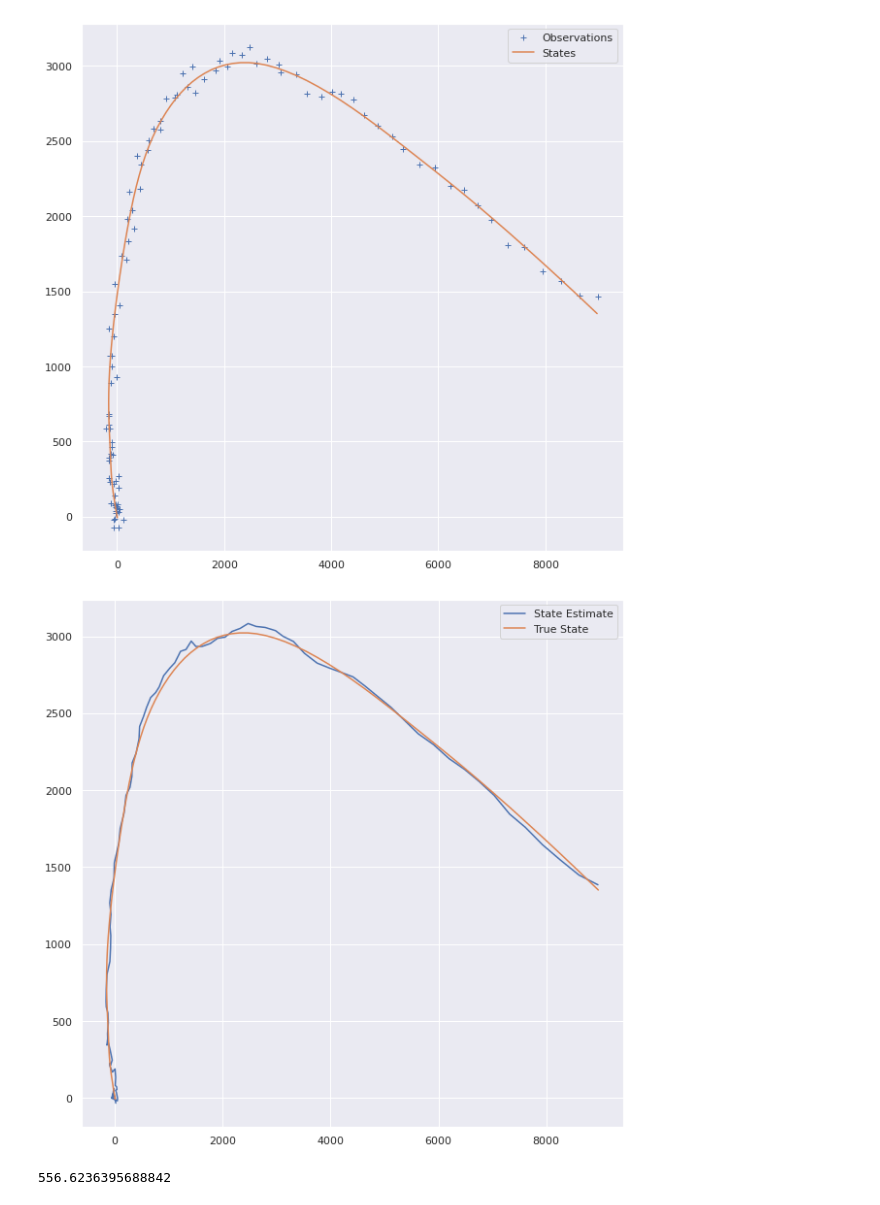
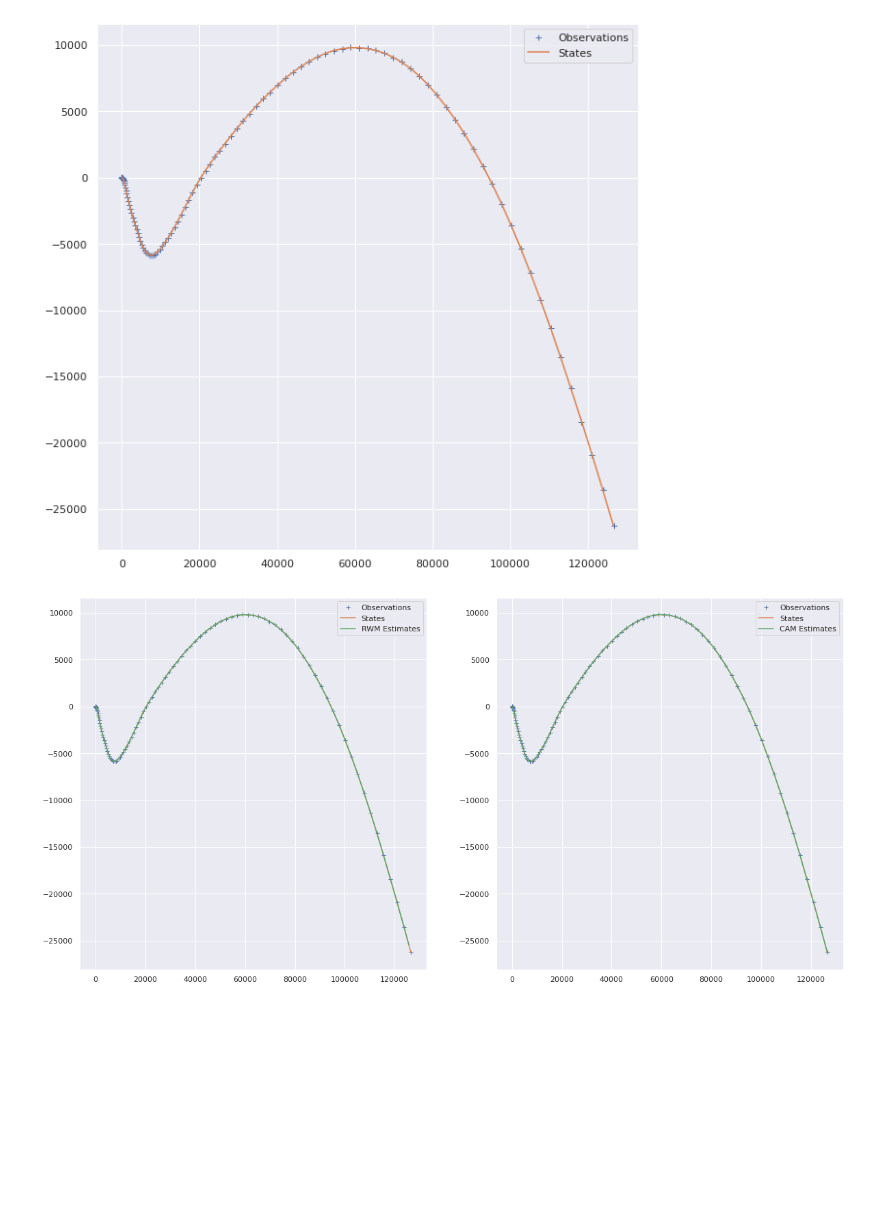
Before and after one commit to maiquang/maithanh-thesis-src, a Jupyter notebook: maithanh_kf3.ipynb, the cells around one changed output. Cells and saved outputs as stored; diff of their text form; code cells hidden in the pictures; blank space fills up the shorter version.

```diff
--- a/maithanh_kf3.ipynb
+++ b/maithanh_kf3.ipynb
@@ -15,11 +19,12 @@ sns.set()
 # %%
 ndat = 100
-q = 0.5
-r = 50
-init_state = np.array([0, 0, 1, -1, -0.1, 0.1])
+q = 100
+r = 20
+c_rwm = 10  # RWM Process Noise Multiplicative constant
+init_state = np.array([0, 0, 1e-2, -1e-2, -1e-4, 1e-4])
 
 cam = CAModel(q, r)
-traj = Trajectory(cam, ndat, init_state, random_seed=564)
+traj = Trajectory(cam, ndat, init_state)
 # %%
 # Plot trajectory
 plt.figure(figsize=(10, 10))
@@ -29,29 +34,37 @@ plt.plot(traj.X[:, 0], traj.X[:, 1], label="States")
 plt.legend()
 plt.show()
 # %% [output]
-[figure, old version]
+[figure, new version]
+# %%
+rwm = RWModel(c_rwm*q, r)
+kf_rwm = KalmanFilter(rwm)
+
+kf_cam = KalmanFilter(cam)
 # %%
-kf_cam = KalmanFilter(cam)
+for yt in traj.observations:
+    kf_rwm.predict()
+    kf_rwm.update(yt, log=True)
 
-for y in traj.observations:
     kf_cam.predict()
-    kf_cam.update(y)
+    kf_cam.update(yt, log=True)
 
-
+hist_rwm = kf_rwm.history
 hist_cam = kf_cam.history
 # %%
-# Plot trajectory
-plt.figure(figsize=(10, 10))
-# plt.axis("equal")
-# plt.plot(traj.Y[:, 0], traj.Y[:, 1], "+", label="Observations")
-plt.plot(hist_cam[:, 0], hist_cam[:, 1], label="State Estimate")
-plt.plot(traj.X[:, 0], traj.X[:, 1], label="True State")
+plt.figure(figsize=(20, 10))
 
+plt.subplot(1, 2, 1)
+plt.plot(traj.Y[:, 0], traj.Y[:, 1], "+", label="Observations")
+plt.plot(traj.X[:, 0], traj.X[:, 1], label="States")
+plt.plot(hist_rwm[:, 0], hist_rwm[:, 1], label="RWM Estimates")
 plt.legend()
+
+plt.subplot(1, 2, 2)
+plt.plot(traj.Y[:, 0], traj.Y[:, 1], "+", label="Observations")
+plt.plot(traj.X[:, 0], traj.X[:, 1], label="States")
+plt.plot(hist_cam[:, 0], hist_cam[:, 1], label="CAM Estimates")
+plt.legend()
+
 plt.show()
 # %% [output]
-[figure, old version]
+[figure, new version]
-# %%
-hist_cam.mean()
-# %% [output]
-556.6236395688842
```
Also changed, not shown: parts of 4 cells of this notebook, 3 other files.
